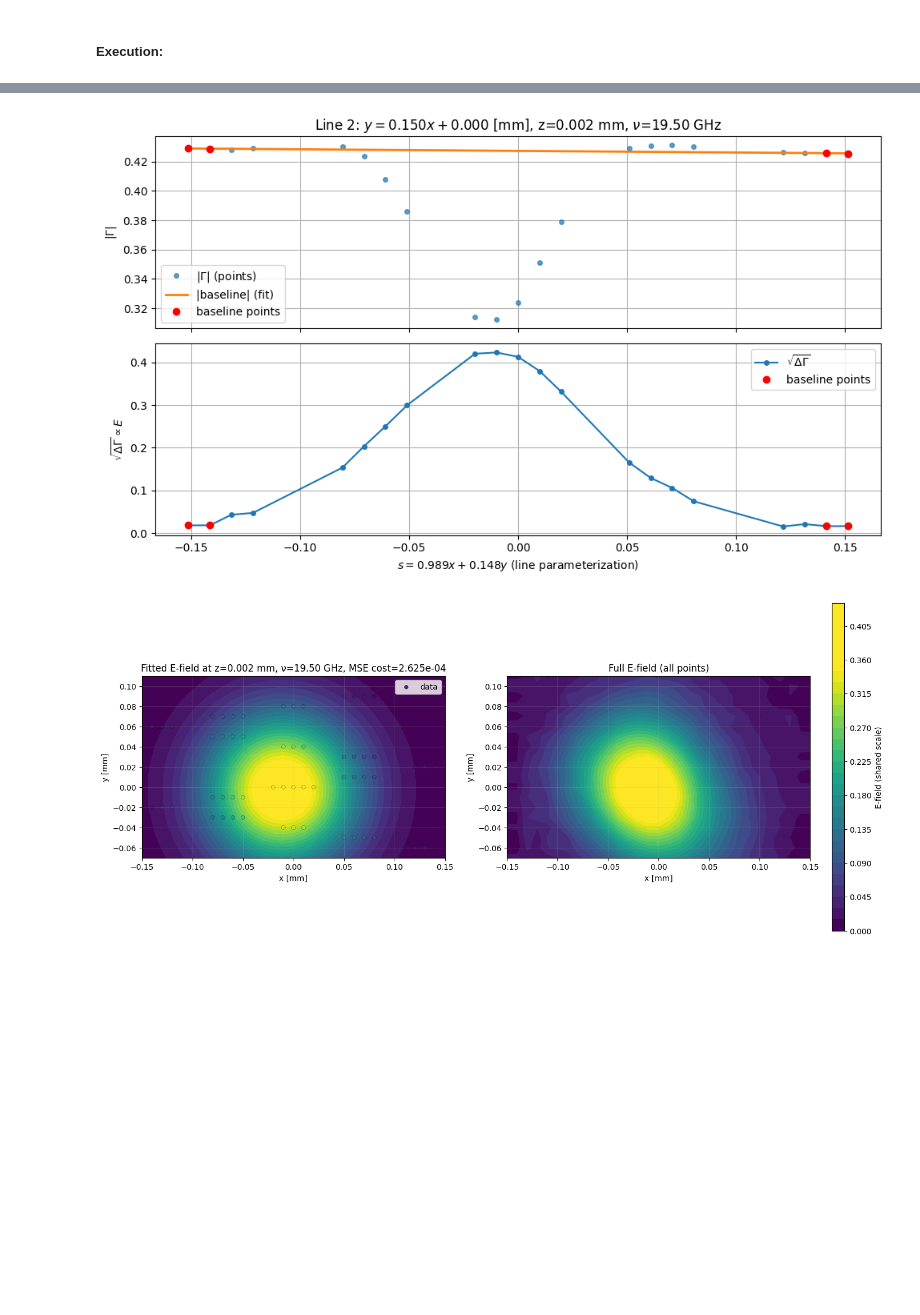
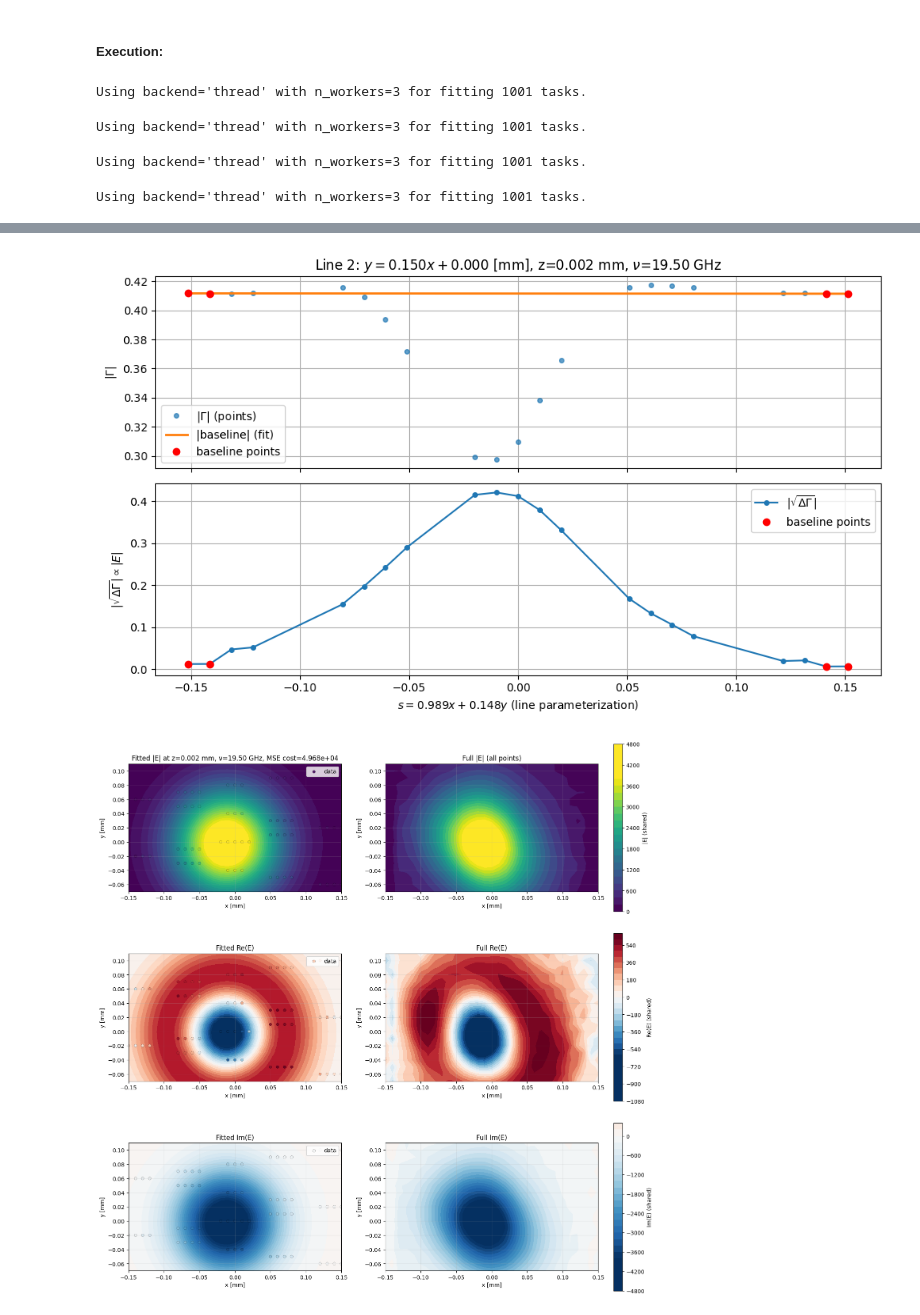
Before and after one commit to nabil-2/spider-bead-pull, a Jupyter notebook: adaptive bead pull.ipynb, the cells around one changed output, grey strips where cells are left out. Saved outputs shown, nothing was run; the diff lists cells and outputs as text; code cells hidden in the pictures; blank space fills up the shorter version.

Commit message:
complex electric field fit

```diff
--- a/adaptive bead pull.ipynb
+++ b/adaptive bead pull.ipynb
@@ -358,8 +778,8 @@ def sqrt_dgamma_to_E(sqrt_dgamma, frequencies):
     conv_shape = (1,) * (sqrt_dgamma.ndim - 1) + (conv.size,)
     return sqrt_dgamma * conv.reshape(conv_shape)
 # %%
-def compute_ET_full(sqrt_dgamma_full, x_pos, y_pos, frequencies):
-    ET_full = sqrt_dgamma_to_E(sqrt_dgamma_full, frequencies)
+def compute_ET_full(field_full, x_pos, y_pos, frequencies):
+    ET_full = field_full
     return np.nansum(ET_full, axis=(0, 1)) * np.mean(np.diff(x_pos)) * np.mean(np.diff(y_pos))
 # %% [markdown]
 ##### Reduced Point Cloud Calculation:
@@ -669,6 +1661,8 @@ def compute_ET_reduced(params, x_pos, y_pos, beam_model, frequencies):
     """
     Compute transverse E-field ET for each z-slice and frequency using a fresh n1 x n2
     integration grid over (x,y). Unlike beta_reduced, this does NOT integrate over z.
+
+    Assumes the fit parameters already describe the E-field model.
 
     Returns:
         ET_reduced: array of shape (Z, Nf) with ∫∫ E(x,y; z,f) dx dy per (z,f).
@@ -682,31 +1676,31 @@ def compute_ET_reduced(params, x_pos, y_pos, beam_model, frequencies):
     X, Y = np.meshgrid(x_lin, y_lin, indexing='ij')
 
     Z, Nf = params.shape[0], params.shape[1]
-    ET_reduced = np.full((Z, Nf), np.nan, dtype=np.float64)
+    ET_reduced = np.full((Z, Nf), np.nan + 0j, dtype=np.complex128)
 
     for f_ix in range(Nf):
         for z_ix in range(Z):
-            p = params[z_ix, f_ix, :4]
-            if not np.all(np.isfinite(p)):
+            p = params[z_ix, f_ix, :]
+            if p.size < 4 or not np.all(np.isfinite(p[:4])):
                 continue
-            x0, y0, A, s = map(float, p)
+            x0, y0, A, s = map(float, p[:4])
+            kappa = float(p[4]) if p.size >= 5 and np.isfinite(p[4]) else 0.0
+            phi0 = float(p[5]) if p.size >= 6 and np.isfinite(p[5]) else 0.0
 
             # evaluate beam model on the fresh grid
-            E_field = beam_model(X, Y, x0, y0, A, s, 1.0, 0.0, 0.0, 0.0)
+            E_field = beam_model(X, Y, x0, y0, A, s, kappa, phi0, 1.0, 0.0, 0.0, 0.0)
 
             # 2D trapezoidal integration over the new grid (y, then x)
             ET_reduced[z_ix, f_ix] = np.trapezoid(np.trapezoid(E_field, y_lin, axis=1), x_lin, axis=0)
 
-
-    ET_reduced = sqrt_dgamma_to_E(ET_reduced, frequencies)
     return ET_reduced
 # %% [markdown]
 ##### Execution:
 # %%
 plot_ix = 0
+data_folder = "./data/"
+existing_fit_file = data_folder + 'beam_fit_results_complex.pkl'
 existing_fit_file = None
-data_folder = "./data/"
-existing_fit_file = data_folder + 'beam_fit_results_all_z_m.pkl'
 
 if existing_fit_file is None:
     fit_results_per_file = []
@@ -718,12 +1712,31 @@ ETs_reduced, ETs_full = [], []
 z_reduced, z_full = [], []
 
 for i, file in enumerate(files):
-    s11, s11_flat, s11_z, s11_z_flat, frequencies, x_pos, x_plt, x_pts, y_pos, y_plt, y_pts, z_pos = load_file(measurements_directory + file)
+    s11, s11_flat, s11_z, s11_z_flat, frequencies, x_pos, x_plt, x_pts, y_pos, y_plt, y_pts, z_pos = load_file(
+        measurements_directory + file,
+        time_gating=True,
+        t_width=180e-9,
+        t_offset=55e-9,
+    )
+
     s11_reduced, x_reduced, y_reduced, lines, all_ixs, per_line_ixs = reduce_points_to_lines(s11_z_flat, x_pts, y_pts)
     sqrt_Dgamma_reduced, sqrt_Dgamma_lines, baseline_lines, s_sorted_lines, idxs_sorted_lines = compute_sqrt_Dgamma_lines(s11_z_flat, x_pts, y_pts, lines, per_line_ixs, all_ixs, n_baseline_margin)
 
+    # compute full sqrt(ΔΓ) and then correct reduced sqrt(ΔΓ) at line points
+    sqrt_dgamma_full = compute_sqrt_Dgamma_full(s11, x_pos, y_pos, z_pos, n_baseline_margin)
+    sqrt_Dgamma_reduced_corr, sqrt_Dgamma_lines_corr = correct_sqrt_dgamma_reduced_with_full(
+        sqrt_dgamma_full,
+        sqrt_Dgamma_lines,
+        idxs_sorted_lines,
+        all_ixs,
+        z_ixs_used,
+    )
+
+    # convert corrected reduced data to E-field BEFORE fitting
+    E_reduced = sqrt_dgamma_to_E(sqrt_Dgamma_reduced_corr, frequencies)
+
     if existing_fit_file is None:
-        beam_fit = BeamFit(sqrt_Dgamma_reduced, frequencies, x_reduced, y_reduced)
+        beam_fit = BeamFit(E_reduced, frequencies, x_reduced, y_reduced)
         beam_fit.fit_all()
 
         fit_results_per_file += [{
@@ -737,25 +1750,37 @@ for i, file in enumerate(files):
         fit_params = fit_results_per_file[i]['params']
         fit_costs = fit_results_per_file[i]['costs']
 
+    # integrate fitted E-field model
     ETs_reduced += list(compute_ET_reduced(fit_params, x_pos, y_pos, beam_model, frequencies))
     z_reduced += list(z_pos[z_ixs_used])
 
-    sqrt_dgamma_full = compute_sqrt_Dgamma_full(s11, x_pos, y_pos, z_pos, n_baseline_margin)
-    ETs_full += list(compute_ET_full(sqrt_dgamma_full, x_pos, y_pos, frequencies))
+    E_full = sqrt_dgamma_to_E(sqrt_dgamma_full, frequencies)
+    ETs_full += list(compute_ET_full(E_full, x_pos, y_pos, frequencies))
     z_full += list(z_pos)
 
     if i == plot_ix:
         plot_point_selection(s11, frequencies, all_ixs, lines, x_pos, x_pts, y_pos, y_pts, z_pos, z_ix=z_ixs_used[0], f_ix=250, show_point_ix=False, show_line_ix=True)
         plot_sqrt_Dgamma_line(lines, idxs_sorted_lines, s_sorted_lines, baseline_lines, sqrt_Dgamma_lines, line_index=2, n_baseline_margin=n_baseline_margin, s11_flat=s11_z_flat, z_pos=z_pos, frequencies=frequencies, z_ix=0, f_ix=250)
-        plot_fitted_efield(fit_params, x_plt, y_plt, x_reduced, y_reduced, sqrt_Dgamma_reduced, sqrt_dgamma_full, beam_model, z_pos, frequencies, costs=fit_costs, z_ix=0, f_ix=250, overlay_points=True)
+        plot_fitted_efield(fit_params, x_plt, y_plt, x_reduced, y_reduced, E_reduced, E_full, beam_model, z_pos, frequencies, costs=fit_costs, z_ix=0, f_ix=250, overlay_points=True)
+        plot_sqrt_dgamma_before_after_correction(
+            sqrt_dgamma_full,
+            sqrt_Dgamma_reduced,
+            sqrt_Dgamma_reduced_corr,
+            all_ixs,
+            z_ix=0,
+            f_ix=250,
+            title_prefix=f"{file}:"
+        )
 
 ETs_reduced = np.asarray(ETs_reduced)
 ETs_full = np.asarray(ETs_full)
 z_reduced = np.asarray(z_reduced).flatten()
 z_full = np.asarray(z_full).flatten()
+plot_ET_complex_plane(ETs_full, ETs_reduced, z_full, z_reduced, f_ix=250)
+plot_abs_ET_over_z(ETs_full, ETs_reduced, z_full, z_reduced, f_ix=250)
 
 if existing_fit_file is None:
-    outfile_all = data_folder + 'beam_fit_results_all_z_m.pkl'
+    outfile_all = data_folder + 'beam_fit_results_complex.pkl'
     with open(outfile_all, 'wb') as file:
         pickle.dump({
             'all_fits': fit_results_per_file,
@@ -769,3 +1794,7 @@ np.savez(data_folder + 'ET_results.npz', ETs_reduced=ETs_reduced, ETs_full=ETs_f
 #beta_reduced = compute_beta_reduced(params, x_pos, y_pos, z_pos, beam_model)
 #plot_beta_overlay(beta_reduced, beta_full)
 # %% [output]
+Using backend='thread' with n_workers=3 for fitting 1001 tasks.
+Using backend='thread' with n_workers=3 for fitting 1001 tasks.
+Using backend='thread' with n_workers=3 for fitting 1001 tasks.
+Using backend='thread' with n_workers=3 for fitting 1001 tasks.
@@ -773,2 +1802,2 @@ np.savez(data_folder + 'ET_results.npz', ETs_reduced=ETs_reduced, ETs_full=ETs_f
-[figure, old version]
+[figure, new version]
-[figure, old version]
+[figure, new version]
```
Also changed, not shown: parts of 13 cells of this notebook, 2 other files.
